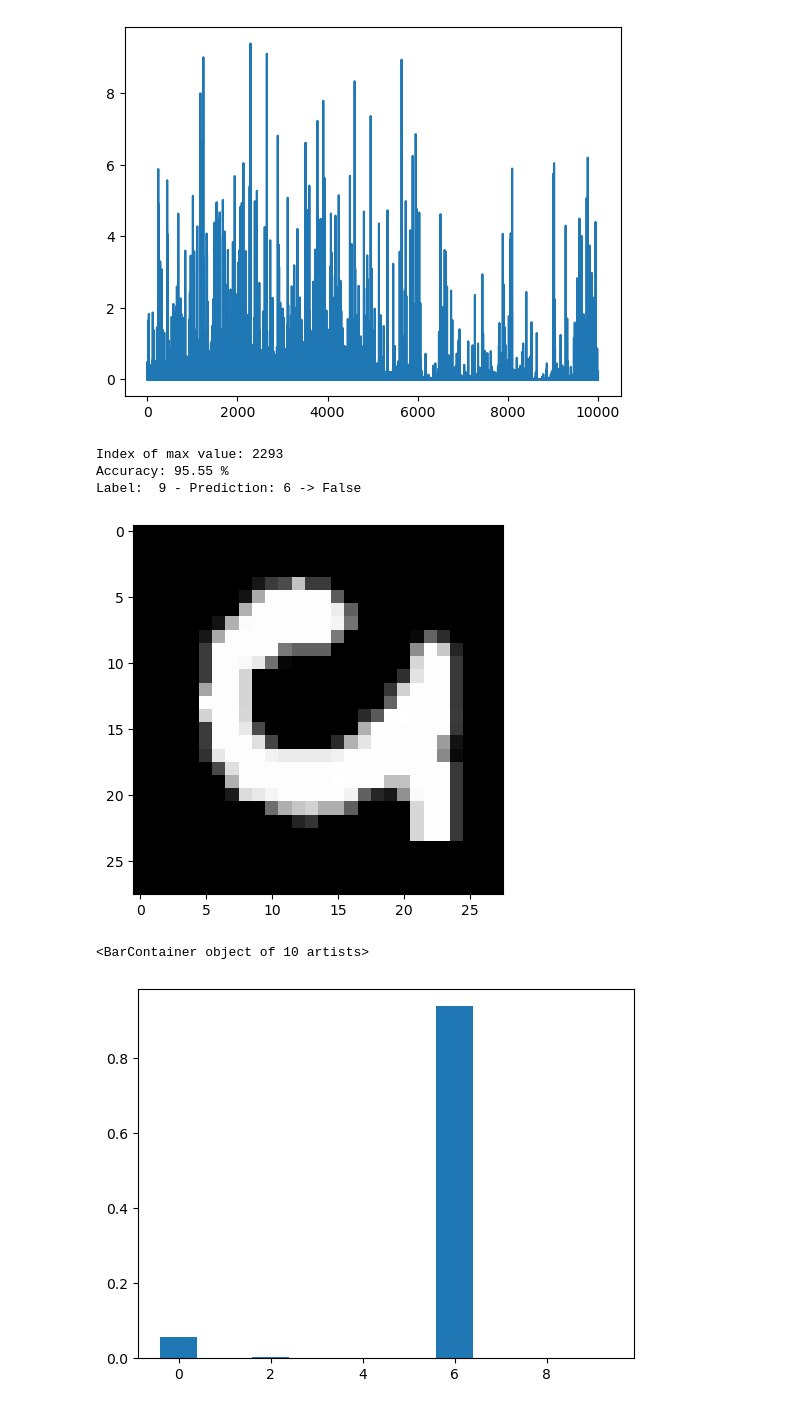
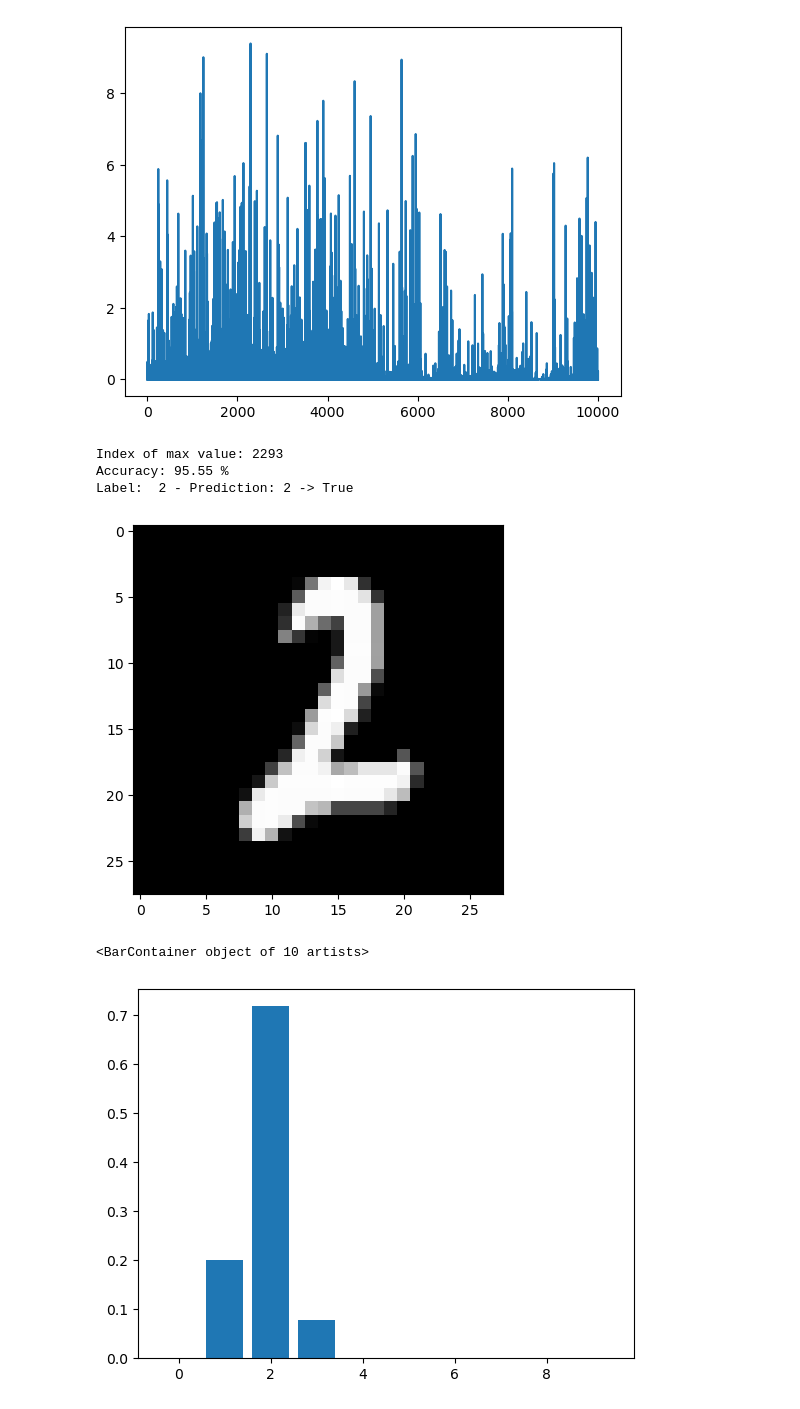
Before and after one commit to mario-ruoff/machine-learning-collection, a Jupyter notebook: neural_network.ipynb, the cells around one changed output. Saved outputs shown, nothing was run; the diff lists cells and outputs as text; code cells hidden in the pictures.

```diff
--- a/neural_network.ipynb
+++ b/neural_network.ipynb
@@ -127,22 +127,22 @@ plt.plot(test_losses)
 # %%
 # Print max value index
 max_index = test_losses.index(max(test_losses))
 print("Index of max value:", max_index)
 
 # Print accuracy
 hits = [np.argmax(test_outputs[index]) == y_test[index] for index in range(len(x_test))]
 print("Accuracy:", sum(hits) / len(hits) * 100, "%")
 
 # Plotting the bar chart
-index = 2293
+index = 2296
 print("Label: ", y_test[index], "- Prediction:", np.argmax(test_outputs[index]), "->", hits[index])
 plt.imshow(x_test_images[index], cmap=plt.cm.gray)
 plt.show()
 plt.bar(range(len(test_outputs[index])), test_outputs[index])
 # %% [output]
 Index of max value: 2293
 Accuracy: 95.55 %
-Label:  9 - Prediction: 6 -> False
+Label:  2 - Prediction: 2 -> True
-[figure, old version]
+[figure, new version]
 <BarContainer object of 10 artists>
-[figure, old version]
+[figure, new version]
```
